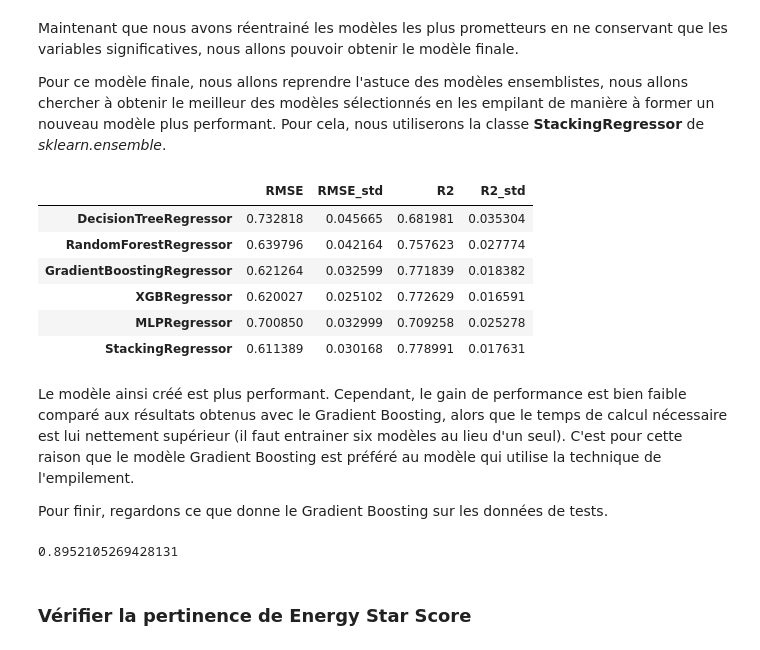
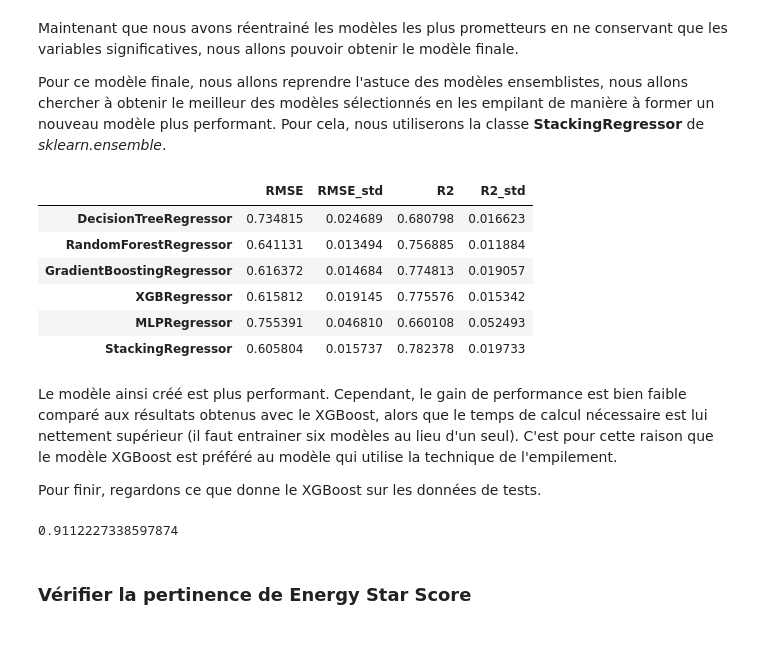
Before and after one commit to Pierre-Eloi/OC_DS_Project4, a Jupyter notebook: Project4_Data_Modeling.ipynb, the cells around one changed output. Cells and saved outputs as stored; diff of their text form; code cells hidden in the pictures.

```diff
--- a/Project4_Data_Modeling.ipynb
+++ b/Project4_Data_Modeling.ipynb
@@ -165,0 +153,15 @@ Nous observons que les meilleurs résultats sont obtenus lorsque nous conservons
+# %%
+from sklearn.model_selection import RepeatedKFold
+from sklearn.feature_selection import RFECV
+
+cv = RepeatedKFold(n_splits=5, n_repeats=2, random_state=42)
+min_features = int(X_train.shape[1]/5)
+forest_reg = [m for m in models if type(m).__name__=='RandomForestRegressor'][0]
+
+rfe = RFECV(forest_reg, min_features_to_select=min_features,
+            cv=cv)
+rfe.fit(X_train, y_train)
+X_train_rfe = rfe.transform(X_train)
+mask = rfe.support_
+
+print('{} features have been selected'.format(rfe.n_features_))
@@ -166,9 +172,9 @@ Nous observons que les meilleurs résultats sont obtenus lorsque nous conservons
 # %%
 # Create models
-models_select_f = get_models(X_train_select, y_train, best_hparams=True)
+models_rfe = get_models(X_train_rfe, y_train, best_hparams=True)
 
 # Compare models
-df_select_f = compare_models(X_train_select, y_train, models_select_f)
-df_select_f
+df_rfe = compare_models(X_train_rfe, y_train, models_rfe)
+df_rfe
 # %% [output]
 |  | RMSE | RMSE_std | R2 | R2_std |
@@ -189,15 +195,15 @@ Les résultats sont similaires, voir légèrement meilleurs pour certains modèl
 ### Sélection des cinq meilleurs modèles
 # %%
 # Get a score based on both RMSE and R2 scores
-df_select_f['RMSE_minmax'] = (df_select_f['RMSE']-df_select_f['RMSE'].min())/ \
-                             (df_select_f['RMSE'].max()-df_select_f['RMSE'].min())
-df_select_f['R2_minmax'] = (df_select_f['R2']-df_select_f['R2'].min())/ \
-                           (df_select_f['R2'].max()-df_select_f['R2'].min())
-df_select_f['Score'] = df_select_f['R2_minmax'] - df_select_f['RMSE_minmax']
+df_rfe['RMSE_minmax'] = (df_rfe['RMSE']-df_rfe['RMSE'].min())/ \
+                        (df_rfe['RMSE'].max()-df_rfe['RMSE'].min())
+df_rfe['R2_minmax'] = (df_rfe['R2']-df_rfe['R2'].min())/ \
+                           (df_rfe['R2'].max()-df_rfe['R2'].min())
+df_rfe['Score'] = df_rfe['R2_minmax'] - df_rfe['RMSE_minmax']
 
 # Keep the 3 models with the largest score
-best_models_name = df_select_f['Score'].nlargest(5).index
-best_models = [m for m in models_select_f if type(m).__name__ in best_models_name]
+best_models_name = df_rfe['Score'].nlargest(5).index
+best_models = [m for m in models_rfe if type(m).__name__ in best_models_name]
 print("The top five models are:")
 for m in best_models_name:
     print(m)
@@ -217,30 +223,30 @@ Pour ce modèle finale, nous allons reprendre l'astuce des modèles ensemblistes
 # %%
 from sklearn.ensemble import StackingRegressor
 from sklearn.linear_model import RidgeCV
 
 # Get a stacking ensemble of models
 estimators = []
 for m in best_models:
     estimators.append((type(m).__name__, m))
 stack_reg = StackingRegressor(estimators=estimators,
                               final_estimator=RidgeCV(alphas=np.logspace(-2, 2, 5)))
 
 # Get the results
 best_models.append(stack_reg)
-df = compare_models(X_train_select, y_train, best_models)
+df = compare_models(X_train_rfe, y_train, best_models)
 df
 # %% [output]
 |  | RMSE | RMSE_std | R2 | R2_std |
-| DecisionTreeRegressor | 0.732818 | 0.045665 | 0.681981 | 0.035304 |
-| RandomForestRegressor | 0.639796 | 0.042164 | 0.757623 | 0.027774 |
-| GradientBoostingRegressor | 0.621264 | 0.032599 | 0.771839 | 0.018382 |
-| XGBRegressor | 0.620027 | 0.025102 | 0.772629 | 0.016591 |
-| MLPRegressor | 0.700850 | 0.032999 | 0.709258 | 0.025278 |
-| StackingRegressor | 0.611389 | 0.030168 | 0.778991 | 0.017631 |
+| DecisionTreeRegressor | 0.734815 | 0.024689 | 0.680798 | 0.016623 |
+| RandomForestRegressor | 0.641131 | 0.013494 | 0.756885 | 0.011884 |
+| GradientBoostingRegressor | 0.616372 | 0.014684 | 0.774813 | 0.019057 |
+| XGBRegressor | 0.615812 | 0.019145 | 0.775576 | 0.015342 |
+| MLPRegressor | 0.755391 | 0.046810 | 0.660108 | 0.052493 |
+| StackingRegressor | 0.605804 | 0.015737 | 0.782378 | 0.019733 |
 # %% [markdown]
-Le modèle ainsi créé est plus performant. Cependant, le gain de performance est bien faible comparé aux résultats obtenus avec le Gradient Boosting, alors que le temps de calcul nécessaire est lui nettement supérieur (il faut entrainer six modèles au lieu d'un seul). C'est pour cette raison que le modèle Gradient Boosting est préféré au modèle qui utilise la technique de l'empilement.
+Le modèle ainsi créé est plus performant. Cependant, le gain de performance est bien faible comparé aux résultats obtenus avec le XGBoost, alors que le temps de calcul nécessaire est lui nettement supérieur (il faut entrainer six modèles au lieu d'un seul). C'est pour cette raison que le modèle XGBoost est préféré au modèle qui utilise la technique de l'empilement.
 
-Pour finir, regardons ce que donne le Gradient Boosting sur les données de tests.
+Pour finir, regardons ce que donne le XGBoost sur les données de tests.
 # %%
 from sklearn.metrics import r2_score
 
@@ -250,7 +256,7 @@ y_true = np.exp(y_test)
 r2 = r2_score(y_true, y_pred)
 print(r2)
 # %% [output]
-0.8952105269428131
+0.9112227338597874
 # %% [markdown]
 ### Vérifier la pertinence de Energy Star Score
 # %% [markdown]
```
Also changed, not shown: parts of 29 cells of this notebook, 3 other files.
